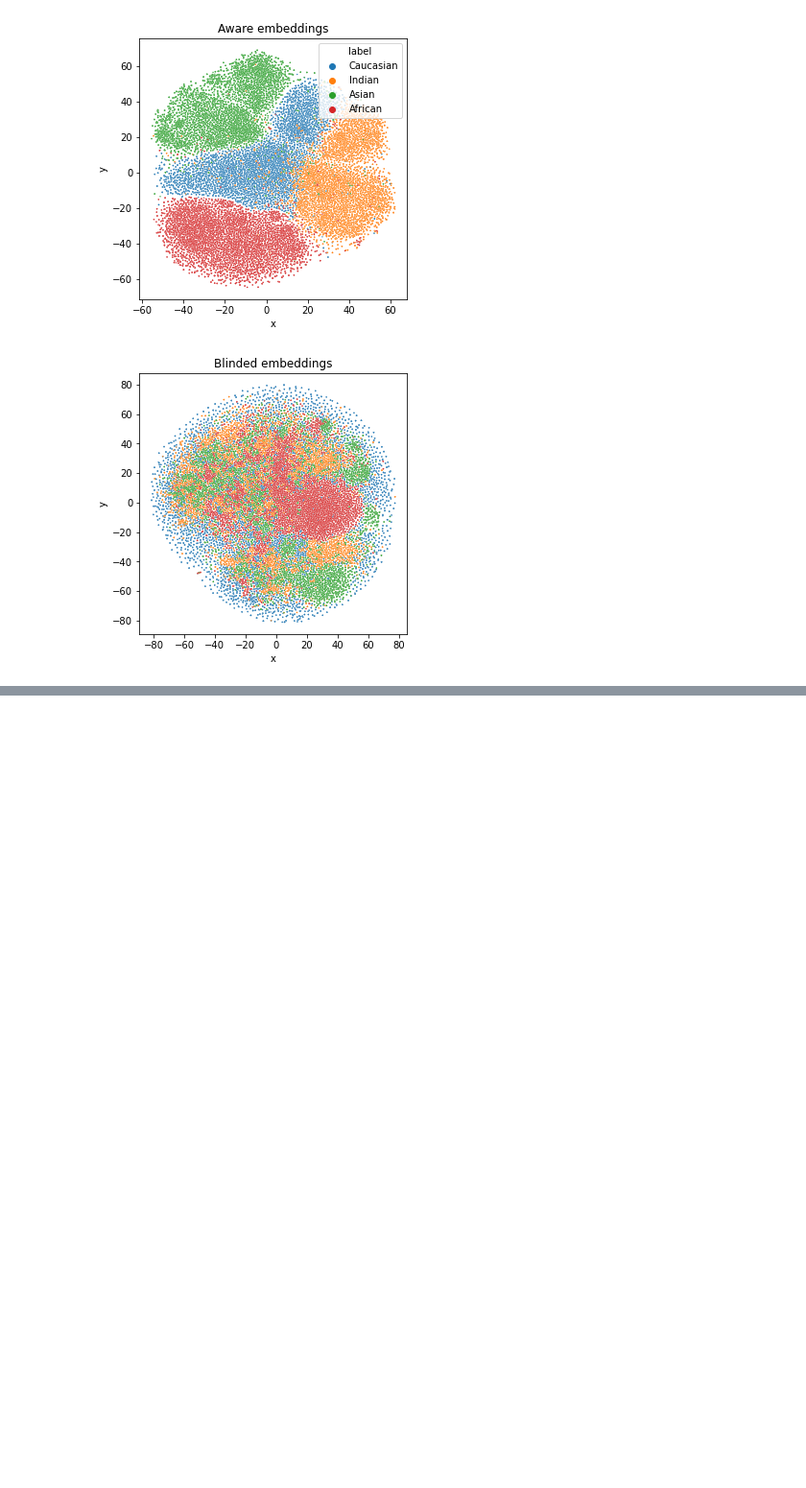
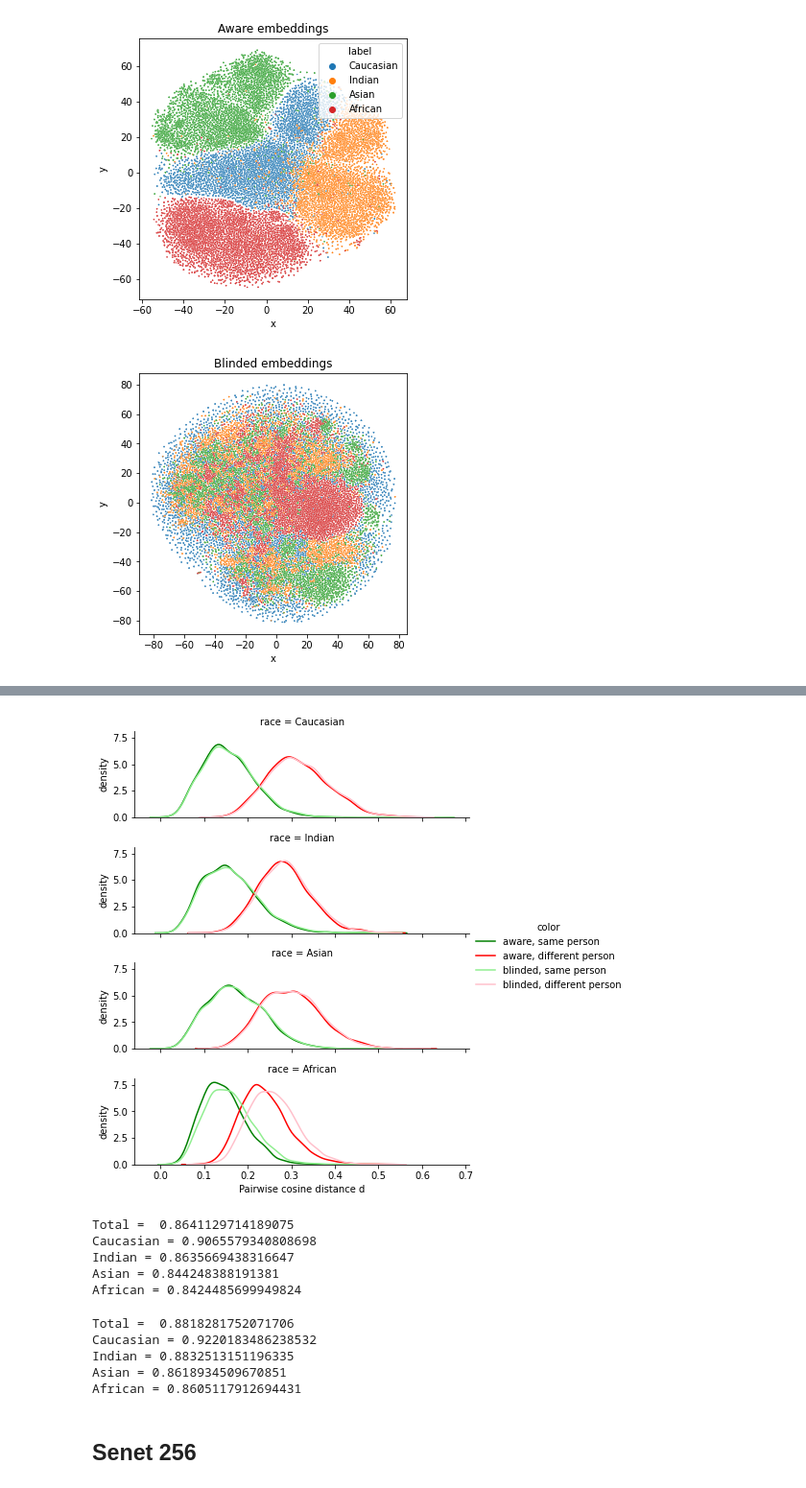
Before and after one commit to samuelwehrli/Face-Recognition-Bias, a Jupyter notebook: Paper section outline.ipynb, the cells around one changed output, grey strips where cells are left out. Shown: that part at 96% size. Cells and saved outputs as stored; diff of their text form; code cells hidden in the pictures; blank space fills up the shorter version.

```diff
--- a/Paper section outline.ipynb
+++ b/Paper section outline.ipynb
@@ -203,3 +209,11 @@ plt.savefig("latex/t-SNE_blinded.png")
 Bias and performance are evaluated with the RFW data set. The RFW dataset provides image (and therefore embedding) pairs corresponding to the same or to diffent person. The problem therefore becomes a binary classification of the pairs into "same" and "different". The performance is the accuracy of the correspind classification. The feature used for the classification ist the pair distance in the embedding space. Here we use the cosine distance.
 
 The plot below shows the distance distribution for the different races and the different pairs. Surprisingly, the CoM alignemnt aligns also the optimal thresholds for different races and thereby improves the overall performance.
+# %%
+img_labels = hlp.H5Reader('senet50_128').read_pair_labels()
+frm = hlp.RFWDistances()
+dist_df = pd.concat([
+    frm.get_distance_df(X,img_labels).dropna().assign(type='aware'),
+    frm.get_distance_df(Xb,img_labels).dropna().assign(type='blinded')],0)
+dist_df['color'] = dist_df.type + ', ' + dist_df.issame.apply(lambda val: {0:'different person', 1:'same person'}[val])
+dist_df.head()
@@ -205,0 +227,52 @@ The plot below shows the distance distribution for the different races and the d
+# %%
+palette = {'aware, same person':'green',
+           'aware, different person':'red',
+           'blinded, same person':'lightgreen',
+           'blinded, different person':'pink'}
+g = sns.FacetGrid(dist_df,row='race',hue='color',aspect=3,height=1.8, legend_out=True,palette=palette)
+g.map_dataframe(sns.kdeplot,'cos',palette=palette)
+g.add_legend()
+for ax in g.axes.flat:
+    ax.set_ylabel('density')
+plt.xlabel('Pairwise cosine distance d')
+g.savefig("latex/bias.eps")
+# %% [output]
+[figure, added]
+# %%
+# "aware" accuracy
+sel = dist_df.type == 'aware'
+xp = dist_df[sel].cos.values.reshape([-1,1])
+yp = dist_df[sel].issame.values
+clf = LogisticRegression(random_state=0,max_iter=200).fit(xp, yp)
+print('Total = ',clf.score(xp,yp))
+for race in hlp.H5Reader.race_list:
+    sel = (dist_df.type == 'aware') & (dist_df.race == race)
+    xp = dist_df[sel].cos.values.reshape([-1,1])
+    yp = dist_df[sel].issame.values
+    print(race,'=',clf.score(xp,yp))
+# %% [output]
+Total =  0.8641129714189075
+Caucasian = 0.9065579340808698
+Indian = 0.8635669438316647
+Asian = 0.844248388191381
+African = 0.8424485699949824
+# %%
+# "blinded" accuracy
+sel = dist_df.type == 'blinded'
+xp = dist_df[sel].cos.values.reshape([-1,1])
+yp = dist_df[sel].issame.values
+clf = LogisticRegression(random_state=0,max_iter=200).fit(xp, yp)
+print('Total = ',clf.score(xp,yp))
+for race in hlp.H5Reader.race_list:
+    sel = (dist_df.type == 'blinded') & (dist_df.race == race)
+    xp = dist_df[sel].cos.values.reshape([-1,1])
+    yp = dist_df[sel].issame.values
+    print(race,'=',clf.score(xp,yp))
+# %% [output]
+Total =  0.8818281752071706
+Caucasian = 0.9220183486238532
+Indian = 0.8832513151196335
+Asian = 0.8618934509670851
+African = 0.8605117912694431
+# %% [markdown]
+## Senet 256
```
Also changed, not shown: parts of 23 cells of this notebook, 4 other files.
